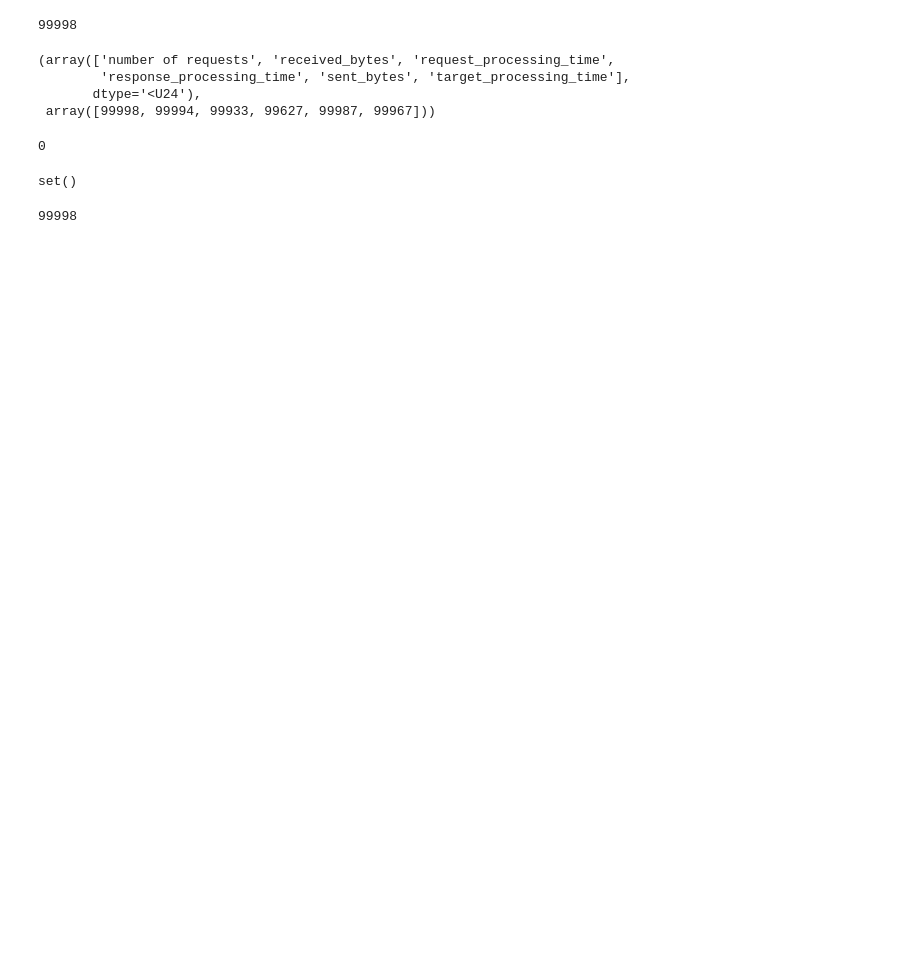
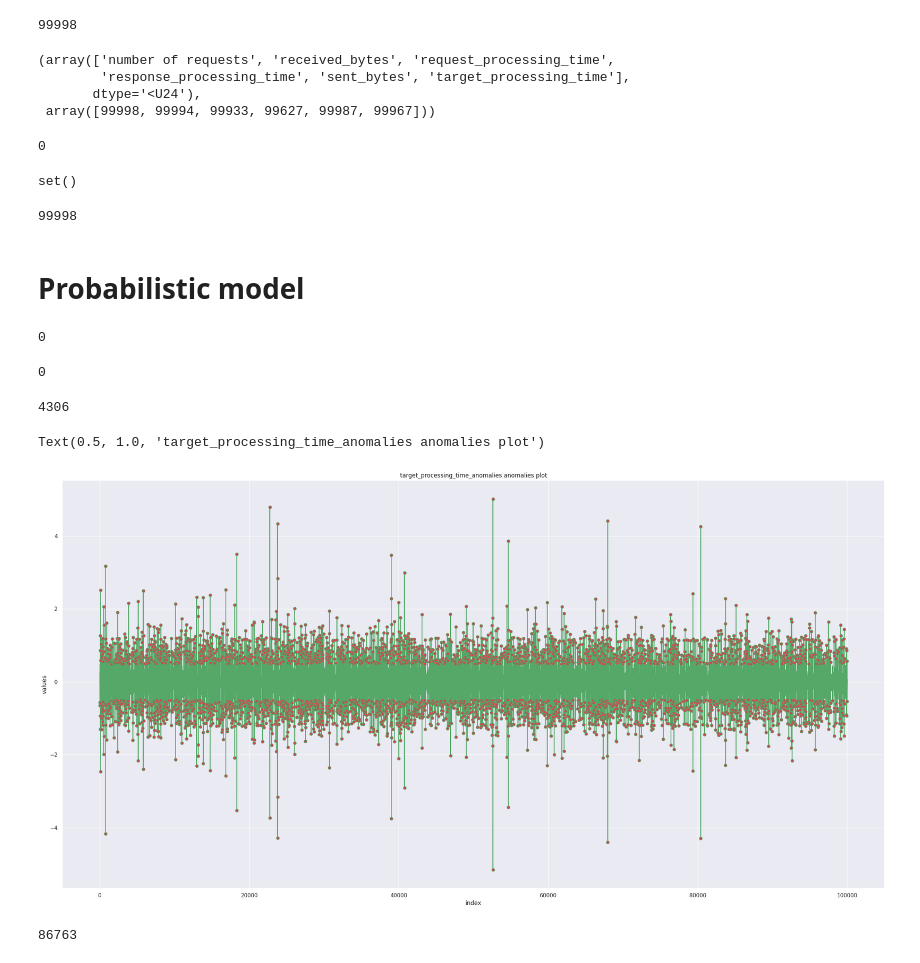
Before and after one commit to SpaceXAlphaBravoCharlie/Diplomski, a Jupyter notebook: Diplomski_colab.ipynb, the cells around one changed output. Cells and saved outputs as stored; diff of their text form; code cells hidden in the pictures; blank space fills up the shorter version.

Commit message:
Added plots of time series and anomalies, added the_logs_df df to Colab notebook

```diff
--- a/Diplomski_colab.ipynb
+++ b/Diplomski_colab.ipynb
@@ -77,3 +80,5 @@ set()
 len(set(anomalies_indices).difference(set(anomalies_indices_md)))
 # %% [output]
 99998
+# %% [markdown]
+# Probabilistic model
@@ -79,0 +87,46 @@ len(set(anomalies_indices).difference(set(anomalies_indices_md)))
+# %%
+# probabilistic model request_processing_time
+# ARIMA(0, 0, 0) with constant 4 e-04
+request_processing_time_anomalies = list(logs_df_statistical_method["request_processing_time"][abs(logs_df_statistical_method["request_processing_time"]) > 4 * pow(10, -4) + 2 * math.sqrt(2)].index)
+len(request_processing_time_anomalies)
+# %% [output]
+0
+# %%
+# probabilistic model response_processing_time
+# ARIMA(5, 1, 0)
+ar_params = [-0.8352, -0.6647, -0.4993, -0.3295, -0.1647]
+diff_variance = np.var(logs_df_statistical_method["response_processing_time"].diff()[1:])
+ar_variance = np.sum(np.square(ar_params))
+expected_variance = diff_variance * (1 + ar_variance)
+response_processing_time_anomalies = list(logs_df_statistical_method["response_processing_time"].diff()[1:][abs(logs_df_statistical_method["response_processing_time"].diff()[1:]) > 2 * math.sqrt(expected_variance)].index)
+len(request_processing_time_anomalies)
+# %% [output]
+0
+# %%
+# probabilistic model target_processing_time
+# ARIMA(1, 1, 0) with drift
+ar_params = [-0.4890]
+diff_variance = np.var(logs_df_statistical_method["target_processing_time"].diff()[1:])
+ar_variance = np.sum(np.square(ar_params))
+expected_variance = diff_variance * (1 + ar_variance)
+target_processing_time_anomalies = list(logs_df_statistical_method["target_processing_time"].diff()[1:][abs(logs_df_statistical_method["target_processing_time"].diff()[1:]) > 2 * math.sqrt(expected_variance)].index)
+len(target_processing_time_anomalies)
+# %% [output]
+4306
+# %%
+sns.set()
+plt.figure(figsize=(30,15))
+plt.plot(logs_df_statistical_method["target_processing_time"].diff().index, logs_df_statistical_method["target_processing_time"].diff(), '-go', markevery=target_processing_time_anomalies, markerfacecolor='r')
+plt.xlabel('index')
+plt.ylabel('values')
+plt.title('target_processing_time_anomalies anomalies plot')
+# %% [output]
+Text(0.5, 1.0, 'target_processing_time_anomalies anomalies plot')
+[figure, added]
+# %%
+# probabilistic model received_bytes
+# ARIMA(0, 1, 1)
+received_bytes_anomalies = list((logs_df_statistical_method["received_bytes"].diff()[1:][abs(logs_df_statistical_method["received_bytes"].diff()[1:]) > 2 * math.sqrt(0.0099)]).index)
+len(received_bytes_anomalies)
+# %% [output]
+86763
```
Also changed, not shown: parts of 12 cells of this notebook.
